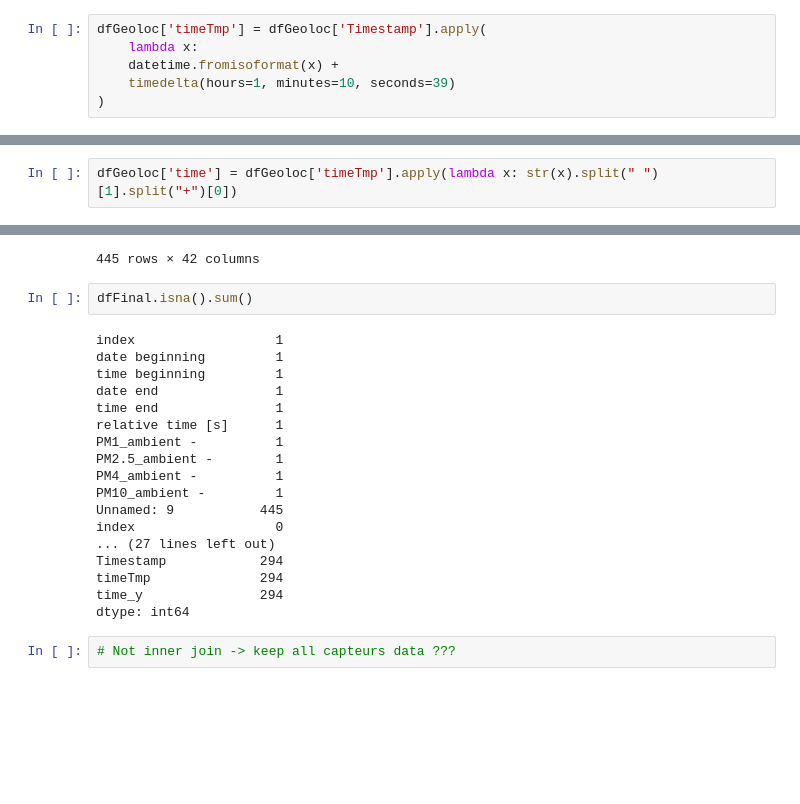
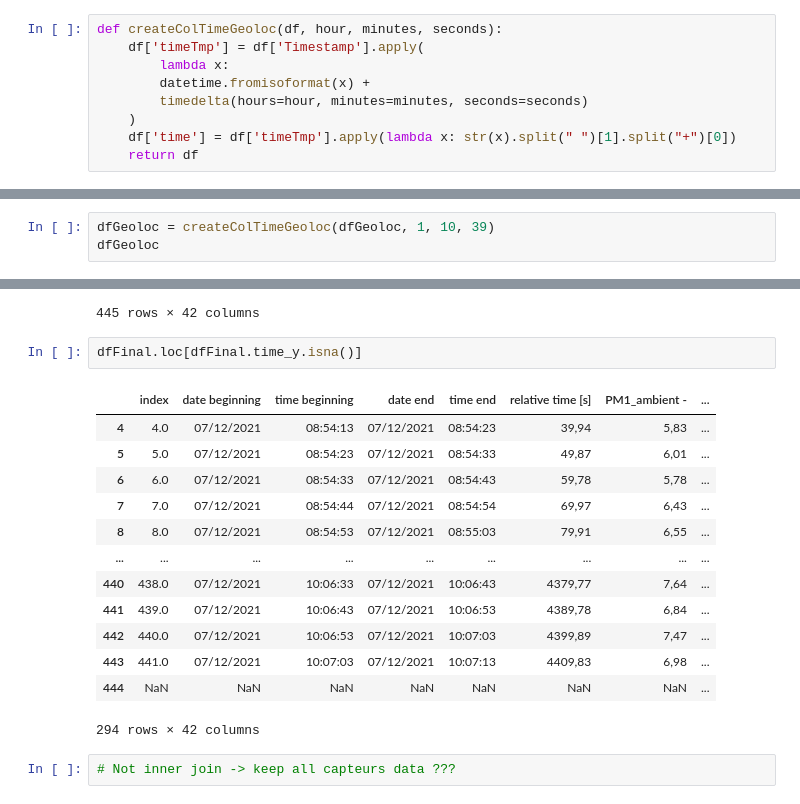
Before and after one commit to MintFr/captation, a Jupyter notebook: dataCapteurs/erdre_aller_0712.ipynb, the cells around one changed output, grey strips where cells are left out. Drawn from its saved outputs; the diff is of its cells as text; blank space fills up the shorter version.

```diff
--- a/dataCapteurs/erdre_aller_0712.ipynb
+++ b/dataCapteurs/erdre_aller_0712.ipynb
@@ -163,8 +163,11 @@ dfWeather
 | 9588 | 9596 | 11:20:13 | 11,1 | 86,4 | 1002,4 | 2,06 | 346 | 583,6 | ... |
 9589 rows × 16 columns
 # %%
-dfGeoloc['timeTmp'] = dfGeoloc['Timestamp'].apply(
-    lambda x:
-    datetime.fromisoformat(x) +
-    timedelta(hours=1, minutes=10, seconds=39)
-)
+def createColTimeGeoloc(df, hour, minutes, seconds):
+    df['timeTmp'] = df['Timestamp'].apply(
+        lambda x:
+        datetime.fromisoformat(x) +
+        timedelta(hours=hour, minutes=minutes, seconds=seconds)
+    )
+    df['time'] = df['timeTmp'].apply(lambda x: str(x).split(" ")[1].split("+")[0])
+    return df
@@ -187,4 +174,2 @@ dfGeoloc
 # %% [markdown]
 datetime.fromisoformat('2011-11-04 00:05:23.283+00:00')
-# %%
-dfGeoloc['time'] = dfGeoloc['timeTmp'].apply(lambda x: str(x).split(" ")[1].split("+")[0])
@@ -206,0 +176,3 @@ dfGeoloc
+# %%
+dfGeoloc = createColTimeGeoloc(dfGeoloc, 1, 10, 39)
+dfGeoloc
@@ -222,25 +208,21 @@ dfFinal
 | 444 | NaN | NaN | NaN | NaN | NaN | NaN | NaN | ... |
 445 rows × 42 columns
 # %%
-dfFinal.isna().sum()
+dfFinal.loc[dfFinal.time_y.isna()]
 # %% [output]
+|  | index | date beginning | time beginning | date end | time end | relative time [s] | PM1_ambient - | ... |
+| 4 | 4.0 | 07/12/2021 | 08:54:13 | 07/12/2021 | 08:54:23 | 39,94 | 5,83 | ... |
+| 5 | 5.0 | 07/12/2021 | 08:54:23 | 07/12/2021 | 08:54:33 | 49,87 | 6,01 | ... |
+| 6 | 6.0 | 07/12/2021 | 08:54:33 | 07/12/2021 | 08:54:43 | 59,78 | 5,78 | ... |
+| 7 | 7.0 | 07/12/2021 | 08:54:44 | 07/12/2021 | 08:54:54 | 69,97 | 6,43 | ... |
+| 8 | 8.0 | 07/12/2021 | 08:54:53 | 07/12/2021 | 08:55:03 | 79,91 | 6,55 | ... |
+| ... | ... | ... | ... | ... | ... | ... | ... | ... |
+| 440 | 438.0 | 07/12/2021 | 10:06:33 | 07/12/2021 | 10:06:43 | 4379,77 | 7,64 | ... |
+| 441 | 439.0 | 07/12/2021 | 10:06:43 | 07/12/2021 | 10:06:53 | 4389,78 | 6,84 | ... |
+| 442 | 440.0 | 07/12/2021 | 10:06:53 | 07/12/2021 | 10:07:03 | 4399,89 | 7,47 | ... |
+| 443 | 441.0 | 07/12/2021 | 10:07:03 | 07/12/2021 | 10:07:13 | 4409,83 | 6,98 | ... |
+| 444 | NaN | NaN | NaN | NaN | NaN | NaN | NaN | ... |
-index                  1
-date beginning         1
-time beginning         1
-date end               1
-time end               1
-relative time [s]      1
-PM1_ambient -          1
-PM2.5_ambient -        1
-PM4_ambient -          1
-PM10_ambient -         1
-Unnamed: 9           445
-index                  0
-... (27 lines left out)
-Timestamp            294
-timeTmp              294
-time_y               294
-dtype: int64
+294 rows × 42 columns
 # %%
 # Not inner join -> keep all capteurs data ???
 # %%
```
Also changed, not shown: parts of 33 cells of this notebook, 3 other files.
